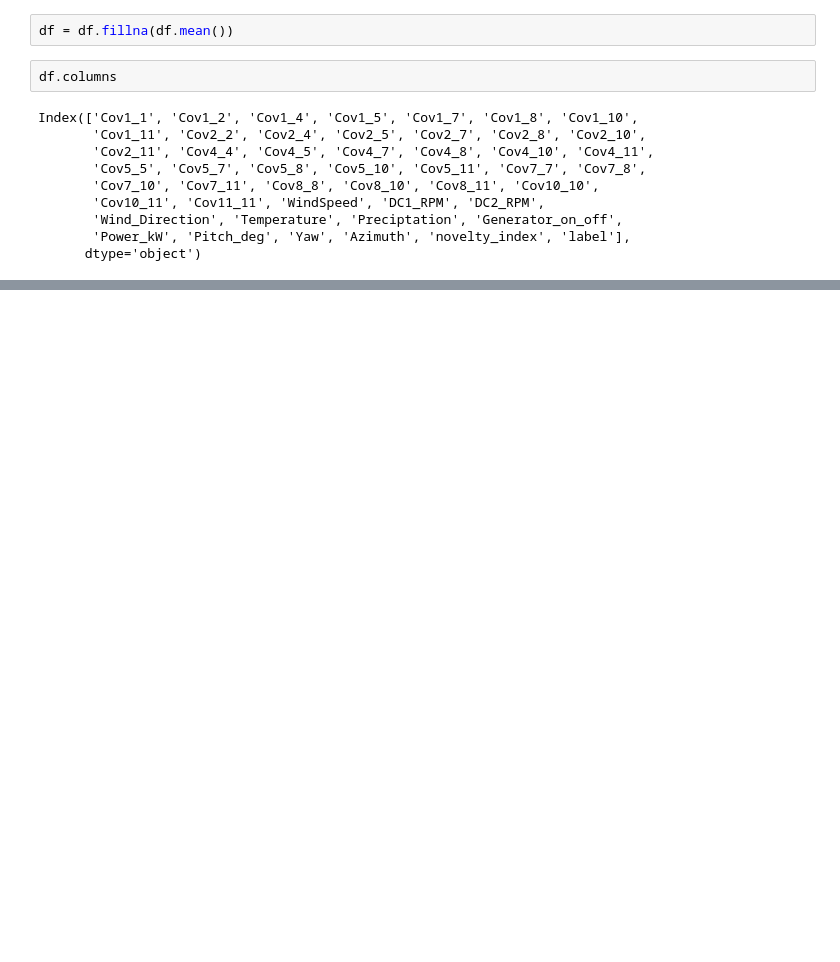
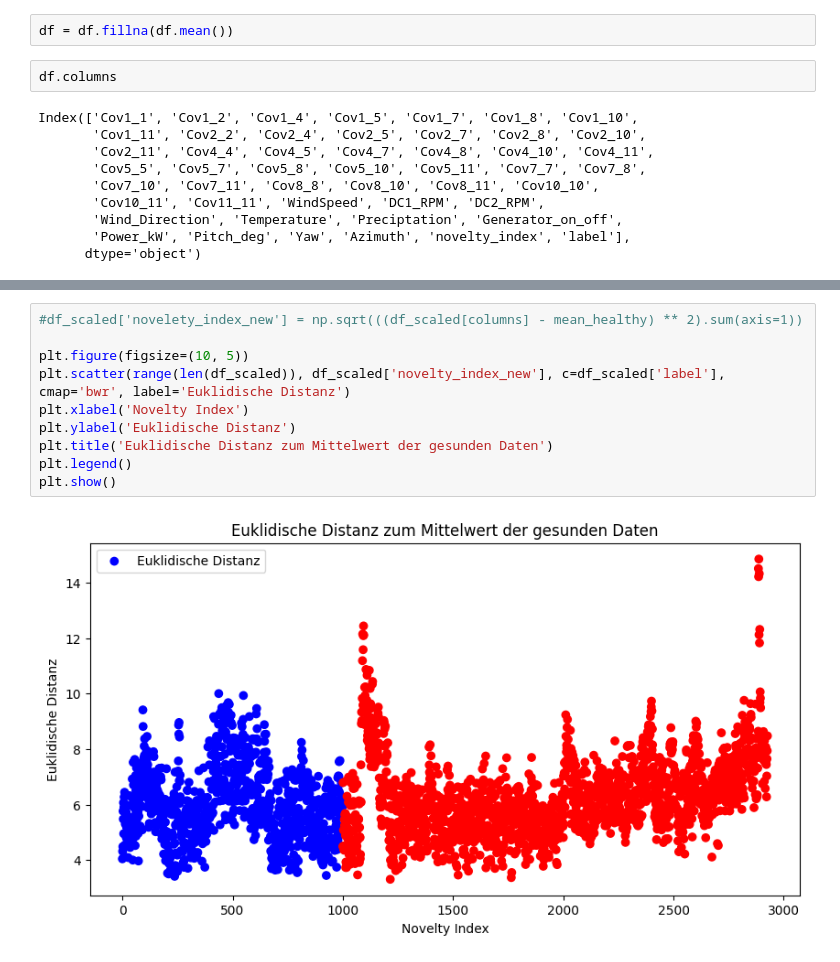
Before and after one commit to Chris-560/Dr.-Movsessian, a Jupyter notebook: Projekt Windkraftanlage/Projekt_Windkraftanlage copy 3.ipynb, the cells around one changed output, grey strips where cells are left out. Cells and saved outputs as stored; diff of their text form; blank space fills up the shorter version.

```diff
--- a/Projekt Windkraftanlage/Projekt_Windkraftanlage copy 3.ipynb
+++ b/Projekt Windkraftanlage/Projekt_Windkraftanlage copy 3.ipynb
@@ -300,0 +317,12 @@ print(df_scaled.head())  # Überprüfe die normalisierten Daten
+# %%
+#df_scaled['novelety_index_new'] = np.sqrt(((df_scaled[columns] - mean_healthy) ** 2).sum(axis=1))
+
+plt.figure(figsize=(10, 5))
+plt.scatter(range(len(df_scaled)), df_scaled['novelty_index_new'], c=df_scaled['label'], cmap='bwr', label='Euklidische Distanz')
+plt.xlabel('Novelty Index')
+plt.ylabel('Euklidische Distanz')
+plt.title('Euklidische Distanz zum Mittelwert der gesunden Daten')
+plt.legend()
+plt.show()
+# %% [output]
+[figure, added]
```
Also changed, not shown: parts of 26 cells of this notebook, 1 other file.
